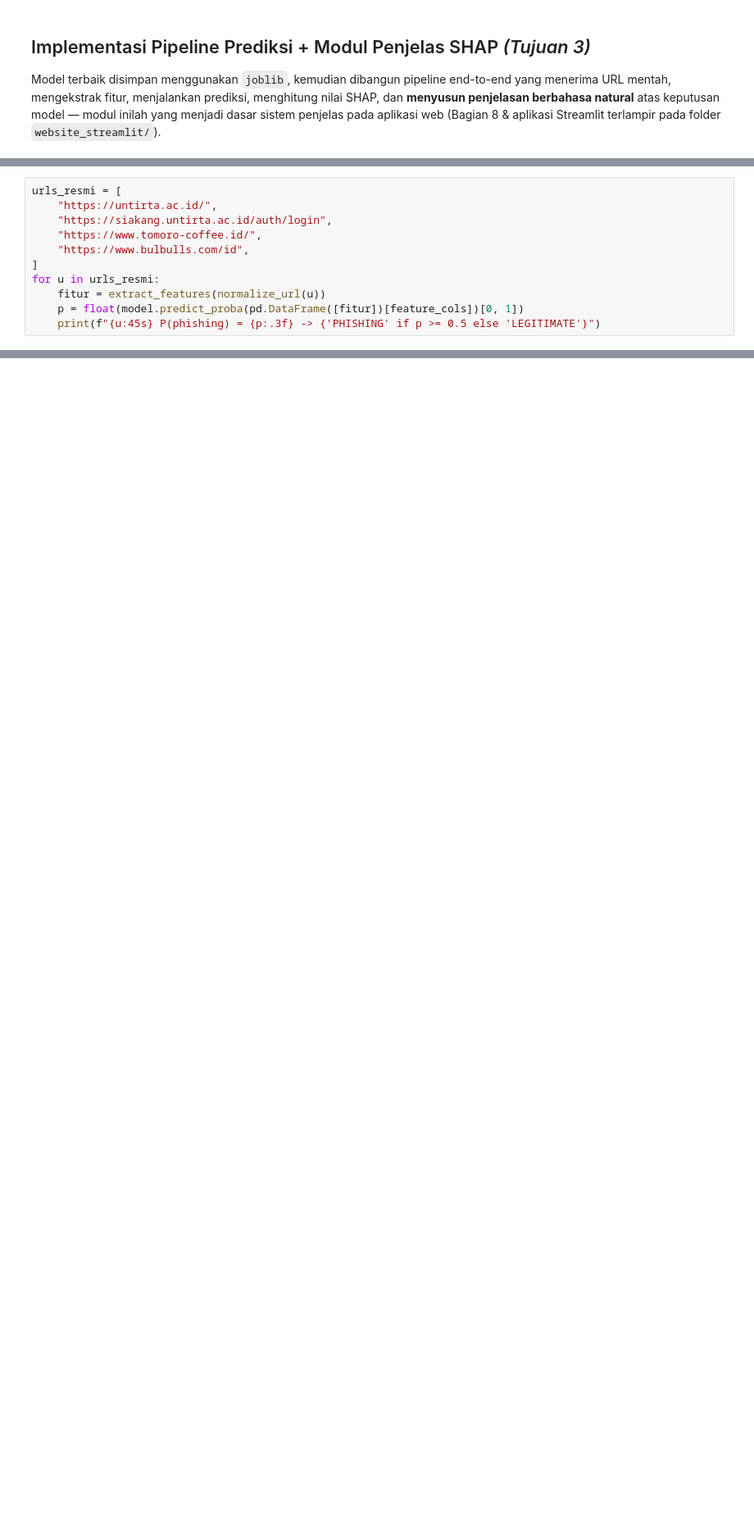
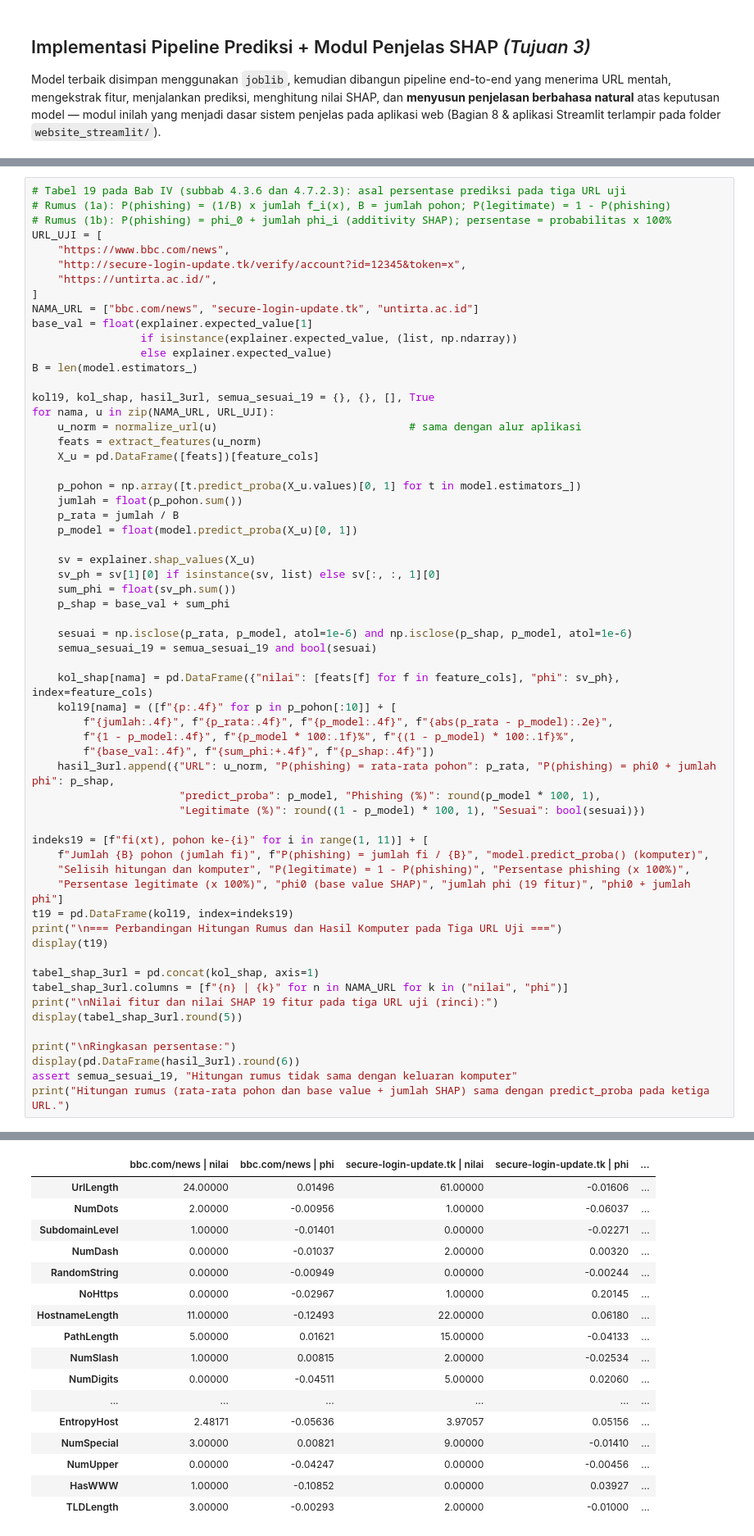
Before and after one commit to rifdatnnfh/phishing-url-detection-rf-xai, a Jupyter notebook: notebook/Deteksi_Phishing_RF_XAI.ipynb, the cells around one changed output, grey strips where cells are left out. Shown at 82% size. Drawn from its saved outputs; the diff is of its cells as text; blank space fills up the shorter version.

```diff
--- a/notebook/Deteksi_Phishing_RF_XAI.ipynb
+++ b/notebook/Deteksi_Phishing_RF_XAI.ipynb
@@ -1716,11 +2033,0 @@ Pengecekan cepat pada beberapa URL situs yang diketahui sah, memakai alur yang s
-# %%
-urls_resmi = [
-    "https://untirta.ac.id/",
-    "https://siakang.untirta.ac.id/auth/login",
-    "https://www.tomoro-coffee.id/",
-    "https://www.bulbulls.com/id",
-]
-for u in urls_resmi:
-    fitur = extract_features(normalize_url(u))
-    p = float(model.predict_proba(pd.DataFrame([fitur])[feature_cols])[0, 1])
-    print(f"{u:45s} P(phishing) = {p:.3f} -> {'PHISHING' if p >= 0.5 else 'LEGITIMATE'}")
@@ -1731,0 +2036,61 @@ https://www.bulbulls.com/id                   P(phishing) = 0.101 -> LEGITIMATE
+# %%
+# Tabel 19 pada Bab IV (subbab 4.3.6 dan 4.7.2.3): asal persentase prediksi pada tiga URL uji
+# Rumus (1a): P(phishing) = (1/B) x jumlah f_i(x), B = jumlah pohon; P(legitimate) = 1 - P(phishing)
+# Rumus (1b): P(phishing) = phi_0 + jumlah phi_i (additivity SHAP); persentase = probabilitas x 100%
+URL_UJI = [
+    "https://www.bbc.com/news",
+    "http://secure-login-update.tk/verify/account?id=12345&token=x",
+    "https://untirta.ac.id/",
+]
+NAMA_URL = ["bbc.com/news", "secure-login-update.tk", "untirta.ac.id"]
+base_val = float(explainer.expected_value[1]
+                 if isinstance(explainer.expected_value, (list, np.ndarray))
+                 else explainer.expected_value)
+B = len(model.estimators_)
+
+kol19, kol_shap, hasil_3url, semua_sesuai_19 = {}, {}, [], True
+for nama, u in zip(NAMA_URL, URL_UJI):
+    u_norm = normalize_url(u)                              # sama dengan alur aplikasi
+    feats = extract_features(u_norm)
+    X_u = pd.DataFrame([feats])[feature_cols]
+
+    p_pohon = np.array([t.predict_proba(X_u.values)[0, 1] for t in model.estimators_])
+    jumlah = float(p_pohon.sum())
+    p_rata = jumlah / B
+    p_model = float(model.predict_proba(X_u)[0, 1])
+
+    sv = explainer.shap_values(X_u)
+    sv_ph = sv[1][0] if isinstance(sv, list) else sv[:, :, 1][0]
+    sum_phi = float(sv_ph.sum())
+    p_shap = base_val + sum_phi
+
+    sesuai = np.isclose(p_rata, p_model, atol=1e-6) and np.isclose(p_shap, p_model, atol=1e-6)
+    semua_sesuai_19 = semua_sesuai_19 and bool(sesuai)
+
+    kol_shap[nama] = pd.DataFrame({"nilai": [feats[f] for f in feature_cols], "phi": sv_ph}, index=feature_cols)
+    kol19[nama] = ([f"{p:.4f}" for p in p_pohon[:10]] + [
+        f"{jumlah:.4f}", f"{p_rata:.4f}", f"{p_model:.4f}", f"{abs(p_rata - p_model):.2e}",
+        f"{1 - p_model:.4f}", f"{p_model * 100:.1f}%", f"{(1 - p_model) * 100:.1f}%",
+        f"{base_val:.4f}", f"{sum_phi:+.4f}", f"{p_shap:.4f}"])
+    hasil_3url.append({"URL": u_norm, "P(phishing) = rata-rata pohon": p_rata, "P(phishing) = phi0 + jumlah phi": p_shap,
+                       "predict_proba": p_model, "Phishing (%)": round(p_model * 100, 1),
+                       "Legitimate (%)": round((1 - p_model) * 100, 1), "Sesuai": bool(sesuai)})
+
+indeks19 = [f"fi(xt), pohon ke-{i}" for i in range(1, 11)] + [
+    f"Jumlah {B} pohon (jumlah fi)", f"P(phishing) = jumlah fi / {B}", "model.predict_proba() (komputer)",
+    "Selisih hitungan dan komputer", "P(legitimate) = 1 - P(phishing)", "Persentase phishing (x 100%)",
+    "Persentase legitimate (x 100%)", "phi0 (base value SHAP)", "jumlah phi (19 fitur)", "phi0 + jumlah phi"]
+t19 = pd.DataFrame(kol19, index=indeks19)
+print("\n=== Perbandingan Hitungan Rumus dan Hasil Komputer pada Tiga URL Uji ===")
+display(t19)
+
+tabel_shap_3url = pd.concat(kol_shap, axis=1)
+tabel_shap_3url.columns = [f"{n} | {k}" for n in NAMA_URL for k in ("nilai", "phi")]
+print("\nNilai fitur dan nilai SHAP 19 fitur pada tiga URL uji (rinci):")
+display(tabel_shap_3url.round(5))
+
+print("\nRingkasan persentase:")
+display(pd.DataFrame(hasil_3url).round(6))
+assert semua_sesuai_19, "Hitungan rumus tidak sama dengan keluaran komputer"
+print("Hitungan rumus (rata-rata pohon dan base value + jumlah SHAP) sama dengan predict_proba pada ketiga URL.")
+# %% [output]
@@ -1731,0 +2116,17 @@ https://www.bulbulls.com/id                   P(phishing) = 0.101 -> LEGITIMATE
+|  | bbc.com/news | nilai | bbc.com/news | phi | secure-login-update.tk | nilai | secure-login-update.tk | phi | ... |
+| UrlLength | 24.00000 | 0.01496 | 61.00000 | -0.01606 | ... |
+| NumDots | 2.00000 | -0.00956 | 1.00000 | -0.06037 | ... |
+| SubdomainLevel | 1.00000 | -0.01401 | 0.00000 | -0.02271 | ... |
+| NumDash | 0.00000 | -0.01037 | 2.00000 | 0.00320 | ... |
+| RandomString | 0.00000 | -0.00949 | 0.00000 | -0.00244 | ... |
+| NoHttps | 0.00000 | -0.02967 | 1.00000 | 0.20145 | ... |
+| HostnameLength | 11.00000 | -0.12493 | 22.00000 | 0.06180 | ... |
+| PathLength | 5.00000 | 0.01621 | 15.00000 | -0.04133 | ... |
+| NumSlash | 1.00000 | 0.00815 | 2.00000 | -0.02534 | ... |
+| NumDigits | 0.00000 | -0.04511 | 5.00000 | 0.02060 | ... |
+| ... | ... | ... | ... | ... | ... |
+| EntropyHost | 2.48171 | -0.05636 | 3.97057 | 0.05156 | ... |
+| NumSpecial | 3.00000 | 0.00821 | 9.00000 | -0.01410 | ... |
+| NumUpper | 0.00000 | -0.04247 | 0.00000 | -0.00456 | ... |
+| HasWWW | 1.00000 | -0.10852 | 0.00000 | 0.03927 | ... |
+| TLDLength | 3.00000 | -0.00293 | 2.00000 | -0.01000 | ... |
```
Also changed, not shown: parts of 26 cells of this notebook, 1 other file.
